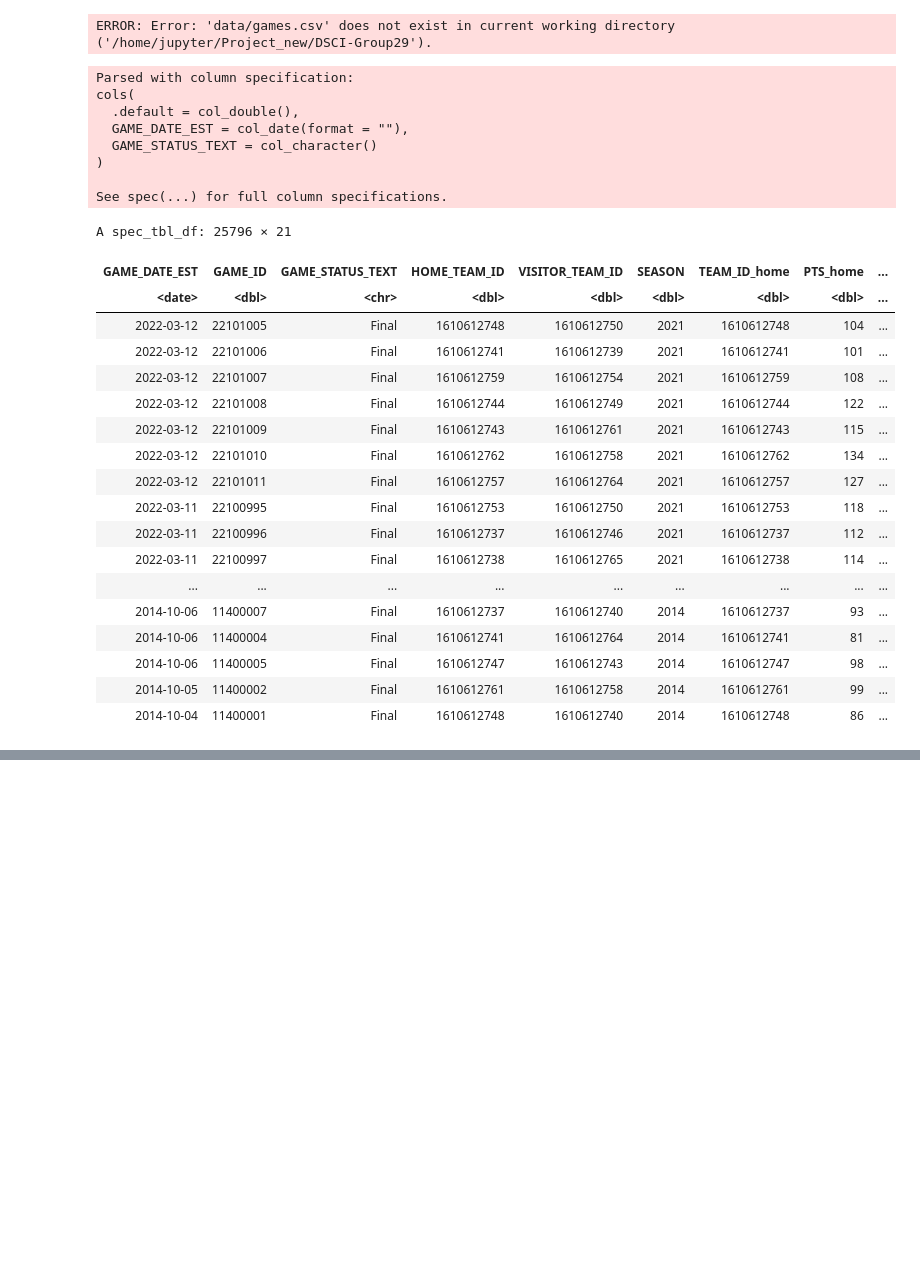
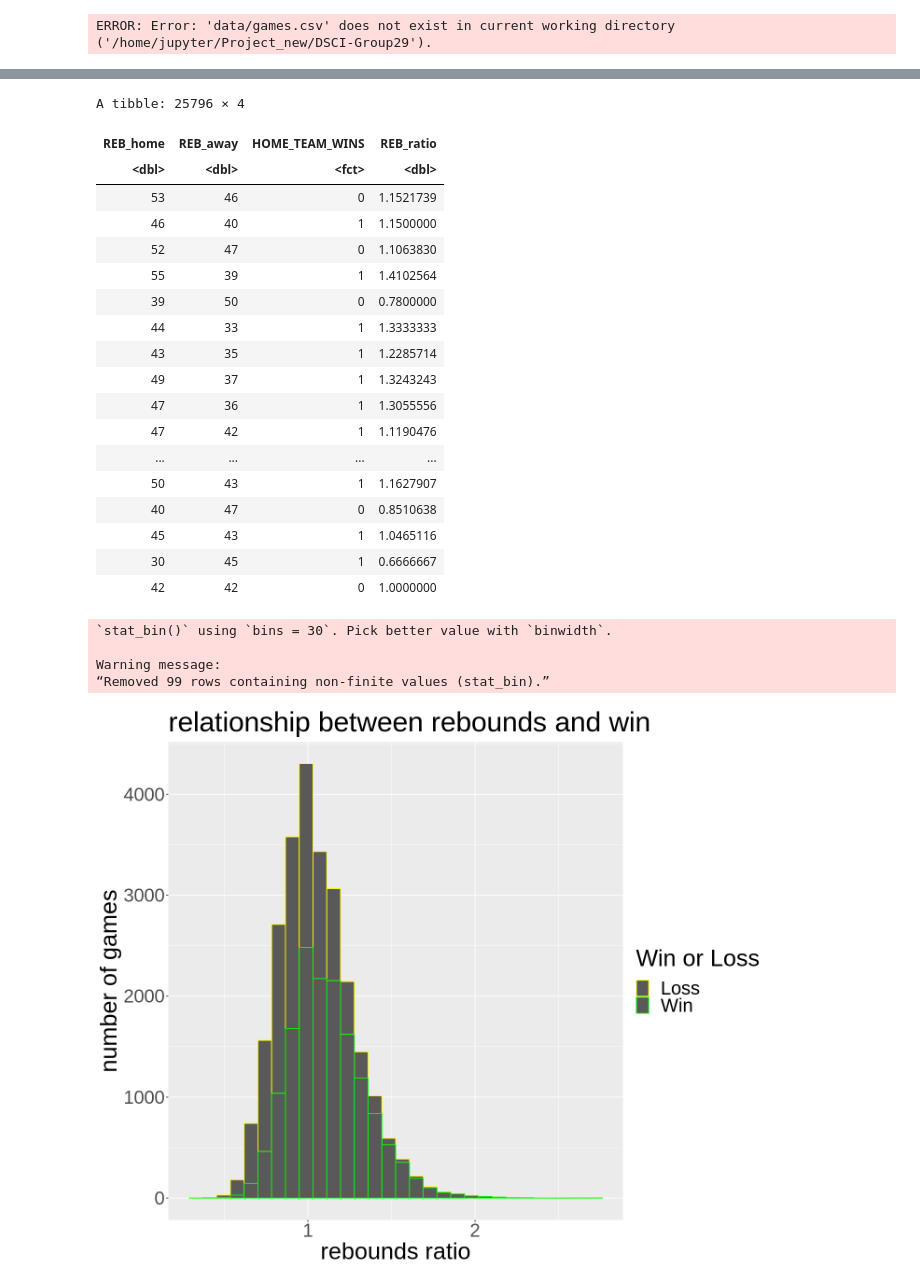
Before and after one commit to stevensze/DSCI-Group29, a Jupyter notebook: Proposal.ipynb, the cells around one changed output, grey strips where cells are left out. Drawn from its saved outputs; the diff is of its cells as text; code cells hidden in the pictures; blank space fills up the shorter version.

Commit message:
Added histogram graph

```diff
--- a/Proposal.ipynb
+++ b/Proposal.ipynb
@@ -41,34 +41,23 @@ Warning message:
 ✖ yardstick::spec() masks readr::spec()
 ✖ recipes::step()   masks stats::step()
 ERROR: Error: 'data/games.csv' does not exist in current working directory ('/home/jupyter/Project_new/DSCI-Group29').
-# %%
-game <- read_csv("games.csv")
-game
-# %% [output]
-Parsed with column specification:
-cols(
-  .default = col_double(),
-  GAME_DATE_EST = col_date(format = ""),
-  GAME_STATUS_TEXT = col_character()
-)
-
-See spec(...) for full column specifications.
-A spec_tbl_df: 25796 × 21
-| GAME_DATE_EST | GAME_ID | GAME_STATUS_TEXT | HOME_TEAM_ID | VISITOR_TEAM_ID | SEASON | TEAM_ID_home | PTS_home | ... |
-| <date> | <dbl> | <chr> | <dbl> | <dbl> | <dbl> | <dbl> | <dbl> | ... |
-| 2022-03-12 | 22101005 | Final | 1610612748 | 1610612750 | 2021 | 1610612748 | 104 | ... |
-| 2022-03-12 | 22101006 | Final | 1610612741 | 1610612739 | 2021 | 1610612741 | 101 | ... |
-| 2022-03-12 | 22101007 | Final | 1610612759 | 1610612754 | 2021 | 1610612759 | 108 | ... |
-| 2022-03-12 | 22101008 | Final | 1610612744 | 1610612749 | 2021 | 1610612744 | 122 | ... |
-| 2022-03-12 | 22101009 | Final | 1610612743 | 1610612761 | 2021 | 1610612743 | 115 | ... |
-| 2022-03-12 | 22101010 | Final | 1610612762 | 1610612758 | 2021 | 1610612762 | 134 | ... |
-| 2022-03-12 | 22101011 | Final | 1610612757 | 1610612764 | 2021 | 1610612757 | 127 | ... |
-| 2022-03-11 | 22100995 | Final | 1610612753 | 1610612750 | 2021 | 1610612753 | 118 | ... |
-| 2022-03-11 | 22100996 | Final | 1610612737 | 1610612746 | 2021 | 1610612737 | 112 | ... |
-| 2022-03-11 | 22100997 | Final | 1610612738 | 1610612765 | 2021 | 1610612738 | 114 | ... |
-| ... | ... | ... | ... | ... | ... | ... | ... | ... |
-| 2014-10-06 | 11400007 | Final | 1610612737 | 1610612740 | 2014 | 1610612737 | 93 | ... |
-| 2014-10-06 | 11400004 | Final | 1610612741 | 1610612764 | 2014 | 1610612741 | 81 | ... |
-| 2014-10-06 | 11400005 | Final | 1610612747 | 1610612743 | 2014 | 1610612747 | 98 | ... |
-| 2014-10-05 | 11400002 | Final | 1610612761 | 1610612758 | 2014 | 1610612761 | 99 | ... |
-| 2014-10-04 | 11400001 | Final | 1610612748 | 1610612740 | 2014 | 1610612748 | 86 | ... |
+# %%
+game <- read_csv("games.csv") %>%
+select(REB_home, REB_away, HOME_TEAM_WINS)%>%
+mutate(REB_ratio= REB_home/REB_away)%>%
+mutate(HOME_TEAM_WINS= as_factor(HOME_TEAM_WINS))
+game
+
+options(repr.plot.width = 12, repr.plot.height = 10)
+rebound_plot <- game %>%
+ggplot(aes(x=REB_ratio, color = HOME_TEAM_WINS))+
+geom_histogram(position="stack")+
+xlab("rebounds ratio")+
+ylab("number of games")+
+scale_color_manual(name="Win or Loss",
+                   labels=c("Loss","Win"),
+                           values=c("yellow","green"))+
+ggtitle("relationship between rebounds and win")+
+theme(text=element_text(size=30))
+rebound_plot
+# %% [output]
@@ -74,0 +72,24 @@ A spec_tbl_df: 25796 × 21
+A tibble: 25796 × 4
+| REB_home | REB_away | HOME_TEAM_WINS | REB_ratio |
+| <dbl> | <dbl> | <fct> | <dbl> |
+| 53 | 46 | 0 | 1.1521739 |
+| 46 | 40 | 1 | 1.1500000 |
+| 52 | 47 | 0 | 1.1063830 |
+| 55 | 39 | 1 | 1.4102564 |
+| 39 | 50 | 0 | 0.7800000 |
+| 44 | 33 | 1 | 1.3333333 |
+| 43 | 35 | 1 | 1.2285714 |
+| 49 | 37 | 1 | 1.3243243 |
+| 47 | 36 | 1 | 1.3055556 |
+| 47 | 42 | 1 | 1.1190476 |
+| ... | ... | ... | ... |
+| 50 | 43 | 1 | 1.1627907 |
+| 40 | 47 | 0 | 0.8510638 |
+| 45 | 43 | 1 | 1.0465116 |
+| 30 | 45 | 1 | 0.6666667 |
+| 42 | 42 | 0 | 1.0000000 |
+`stat_bin()` using `bins = 30`. Pick better value with `binwidth`.
+
+Warning message:
+“Removed 99 rows containing non-finite values (stat_bin).”
+[figure, added]
```
Also changed, not shown: parts of 1 cell of this notebook.
